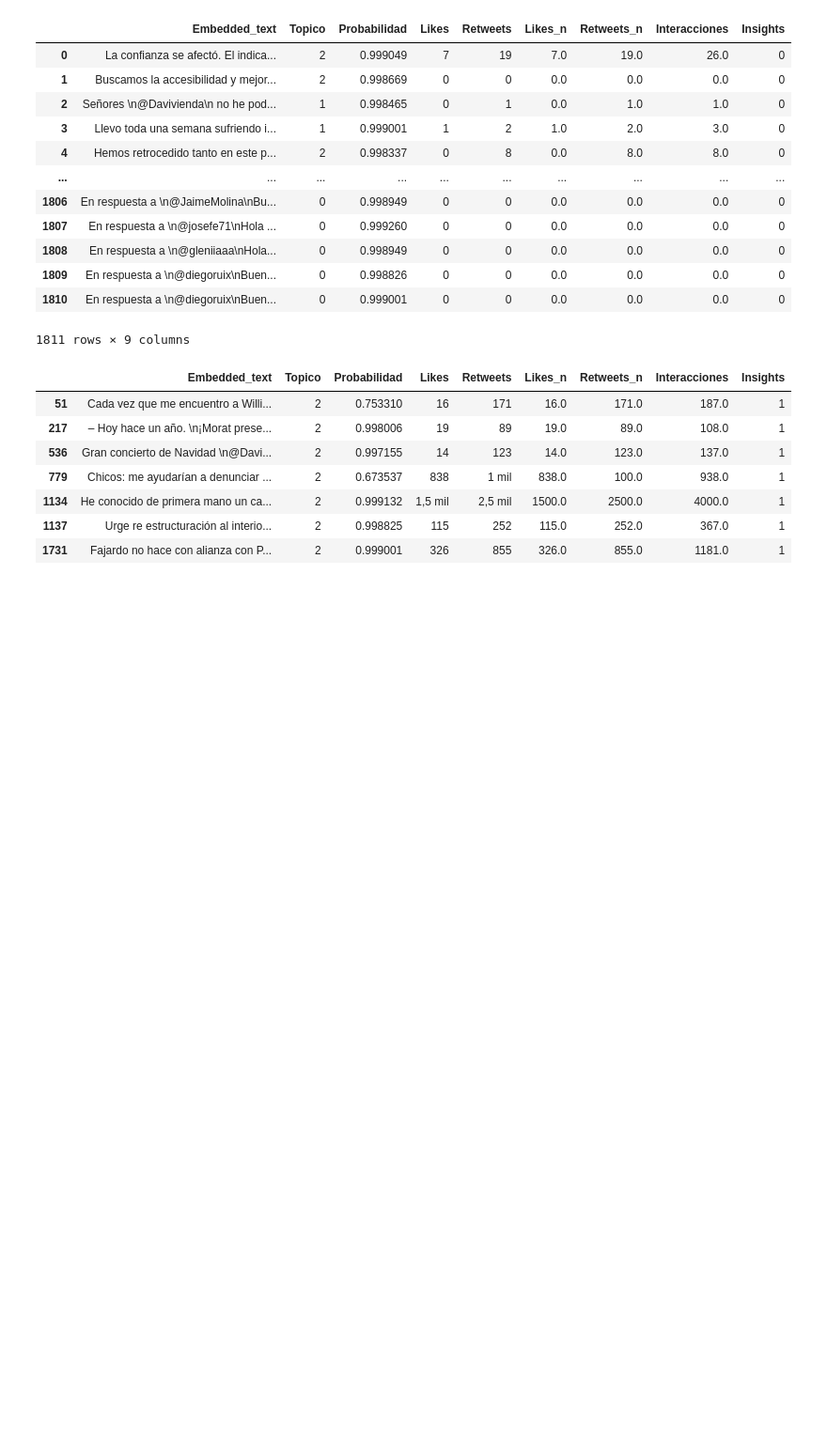
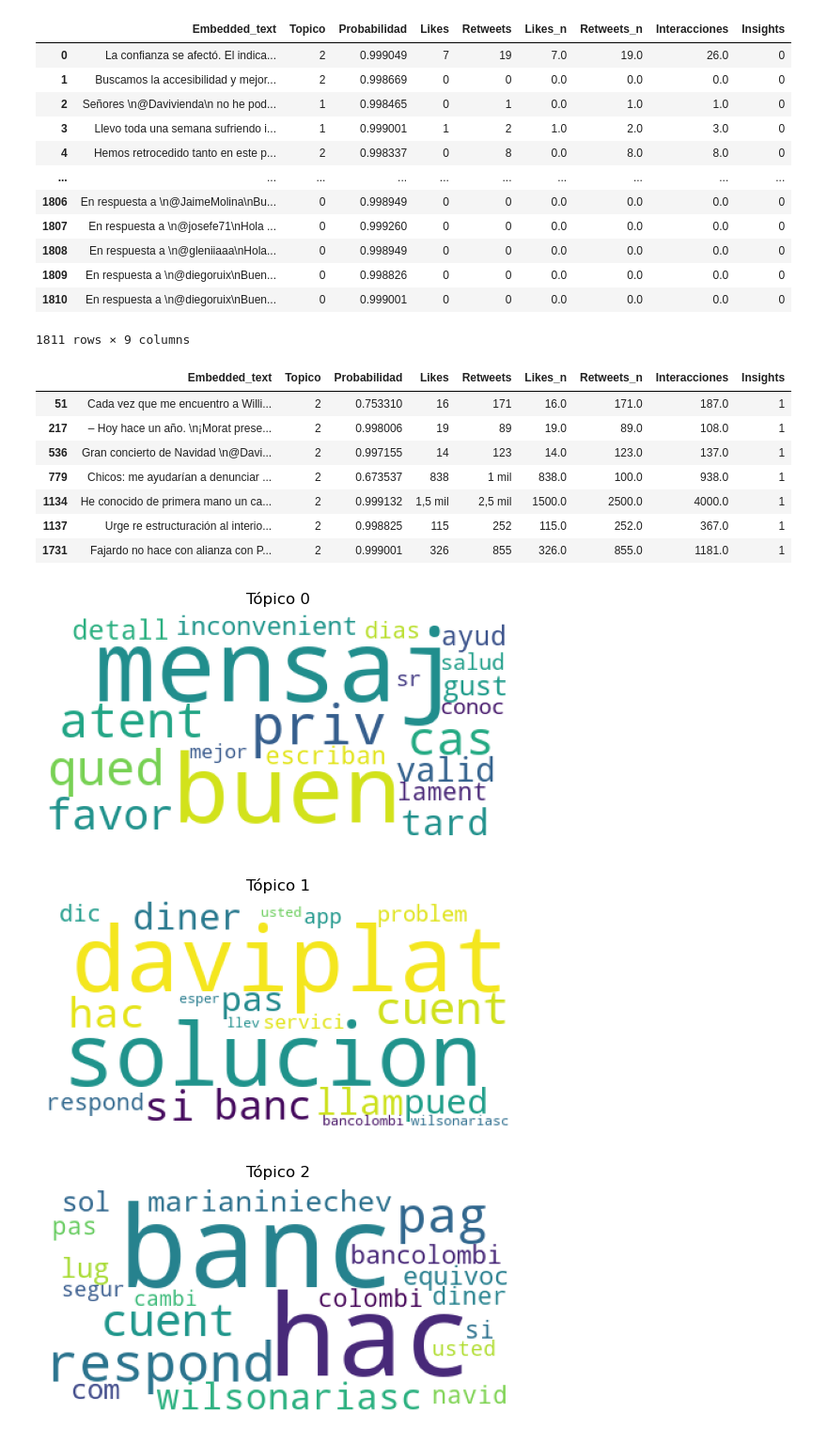
Before and after one commit to NikolasRodriguezA/Modelado_Topicos_Davivienda, a Jupyter notebook: Code/insights y segmentación tweets.ipynb, the cells around one changed output. Shown at 94% size. Drawn from its saved outputs; the diff is of its cells as text; code cells hidden in the pictures; blank space fills up the shorter version.

```diff
--- a/Code/insights y segmentación tweets.ipynb
+++ b/Code/insights y segmentación tweets.ipynb
@@ -938,3 +938,15 @@ df_predicciones[df_predicciones['Insights']==1]
 | 1134 | He conocido de primera mano un ca... | 2 | 0.999132 | 1,5 mil | 2,5 mil | 1500.0 | 2500.0 | 4000.0 | 1 |
 | 1137 | Urge re estructuración al interio... | 2 | 0.998825 | 115 | 252 | 115.0 | 252.0 | 367.0 | 1 |
 | 1731 | Fajardo no hace con alianza con P... | 2 | 0.999001 | 326 | 855 | 326.0 | 855.0 | 1181.0 | 1 |
+# %%
+for i in range(0, 3):
+    plt.figure()
+    plt.imshow(WordCloud(background_color='white', prefer_horizontal=1.0)
+               .fit_words(dict(lda_cargado.show_topic(i, 20))))
+    plt.axis("off")
+    plt.title("Tópico " + str(i))
+    plt.show()
+# %% [output]
+[figure, added]
+[figure, added]
+[figure, added]
```
Also changed, not shown: parts of 3 cells of this notebook.
